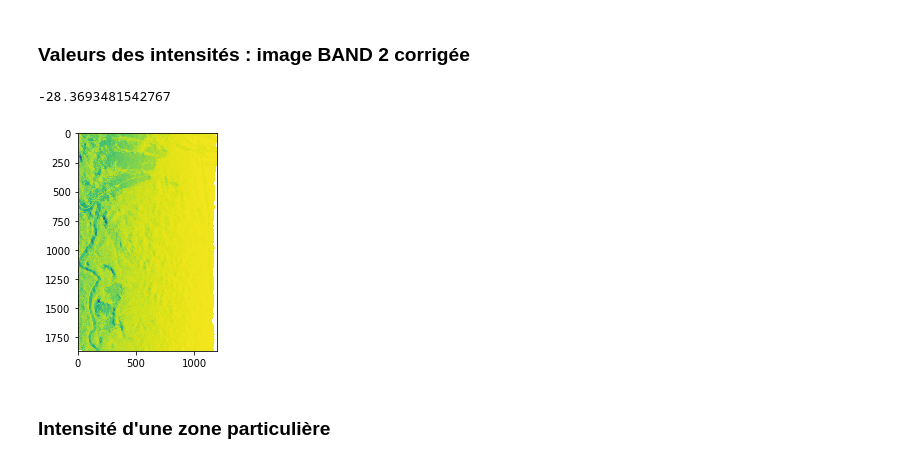
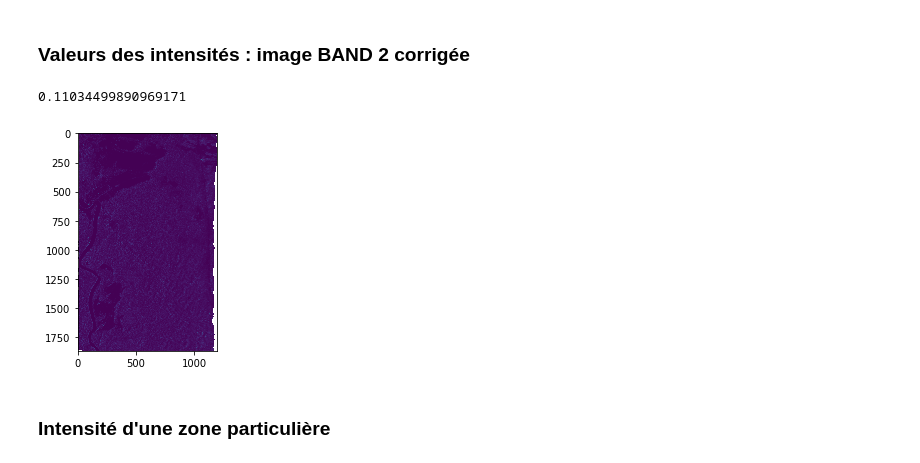
Before and after one commit to YamSok/CESBIO_BIOMASS, a Jupyter notebook: source/calculBiomass.ipynb, the cells around one changed output. Cells and saved outputs as stored; diff of their text form; code cells hidden in the pictures.

Commit message:
plotBiomass

```diff
--- a/source/calculBiomass.ipynb
+++ b/source/calculBiomass.ipynb
@@ -80,12 +80,12 @@ def Intensities(band1shiftee,band2):
 band1 = np.loadtxt("band1.txt")
 band2 = np.loadtxt("band2.txt")
 # %%
-img = Intensities(band1,10*np.log(band2))
+img = Intensities(band1,band2)
 plt.imshow(img)
 print(img[500,500])
 # %% [output]
--28.3693481542767
+0.11034499890969171
-[figure, old version]
+[figure, new version]
 # %% [markdown]
 ### Intensité d'une zone particulière
 # %%
```
Also changed, not shown: parts of 9 cells of this notebook, 1 other file.
